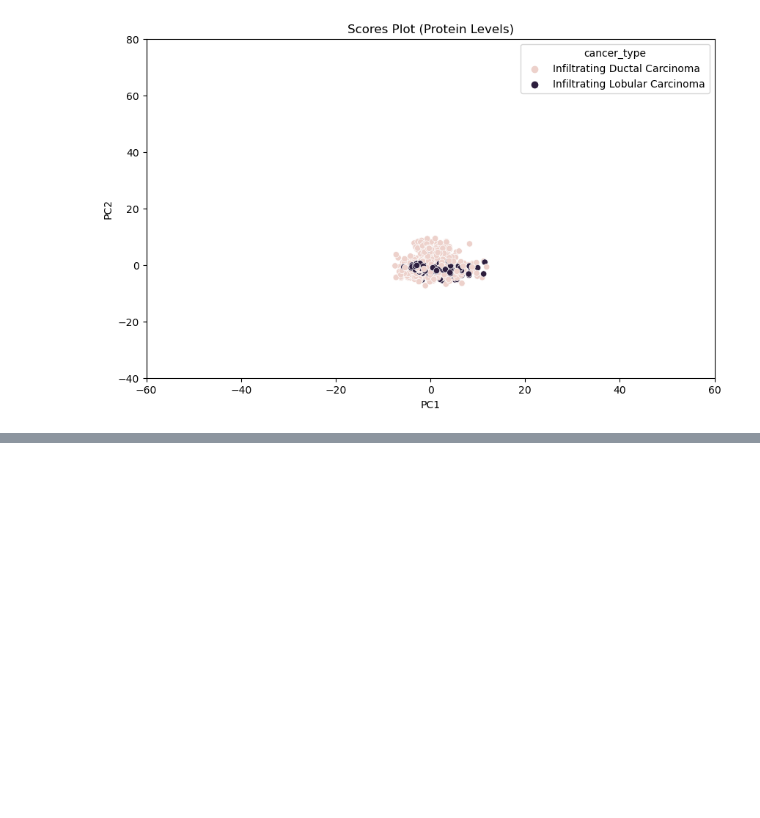
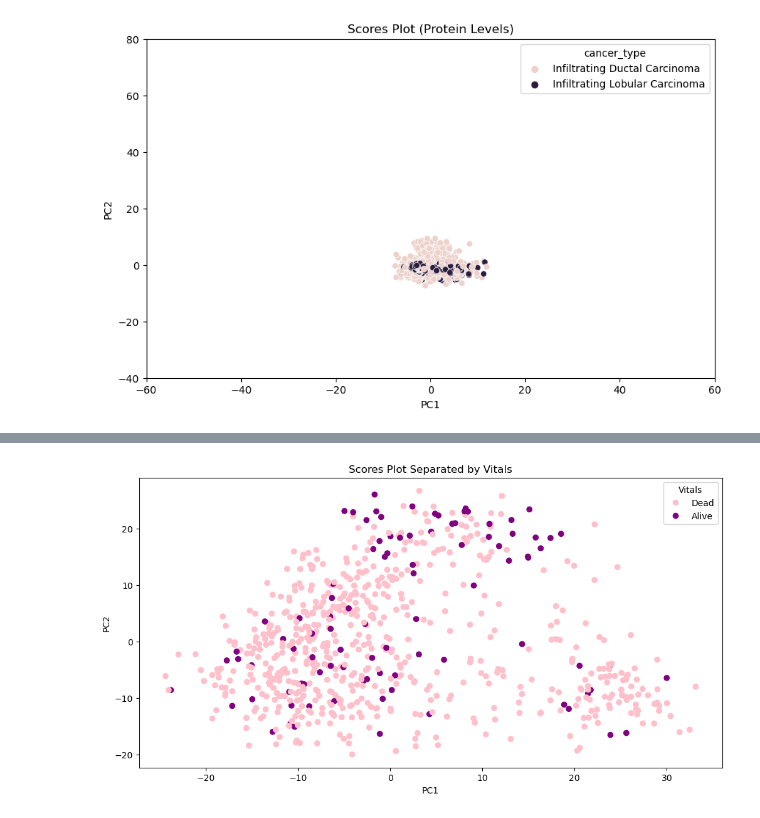
Before and after one commit to chanananins/BRCA-PCA, a Jupyter notebook: PCA Restart.ipynb, the cells around one changed output, grey strips where cells are left out. Drawn from its saved outputs; the diff is of its cells as text; code cells hidden in the pictures; blank space fills up the shorter version.

```diff
--- a/PCA Restart.ipynb
+++ b/PCA Restart.ipynb
@@ -346,0 +423,18 @@ plt.show()
+# %%
+x_label = 'PC1'
+y_label = 'PC2'
+
+
+change_label = {1: 'Alive', 0: 'Dead'}
+fig, ax = plt.subplots()
+scatter = ax.scatter(scores[:, 0], scores[:, 1], c=brca_data_modified.iloc[:, 1936], cmap = colors)
+ax.set_xlabel(x_label)
+ax.set_ylabel(y_label)
+ax.set_title('Scores Plot Separated by Vitals')
+legend_labels = [change_label[label] for label in brca_data_modified.iloc[:, 1936].unique()]
+legend = ax.legend(handles=scatter.legend_elements()[0], title='Vitals', labels = legend_labels)
+
+
+plt.show()
+# %% [output]
+[figure, added]
```
Also changed, not shown: parts of 10 cells of this notebook.
